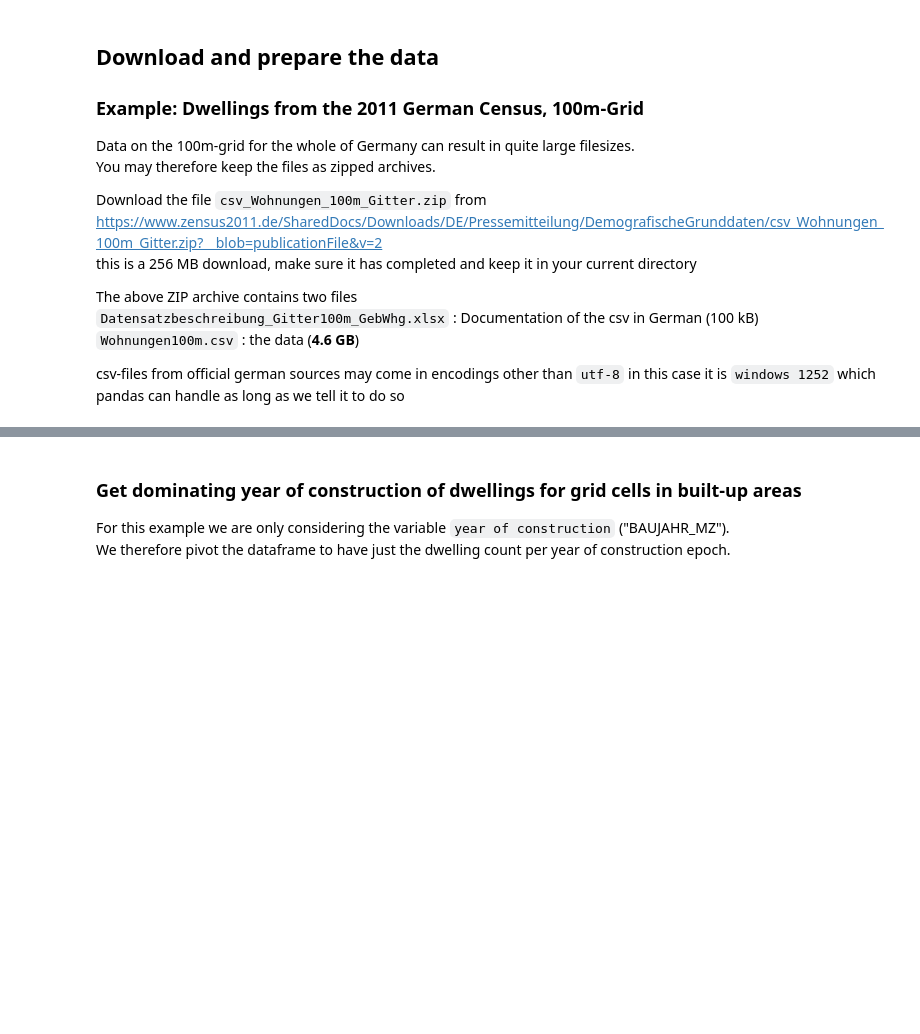
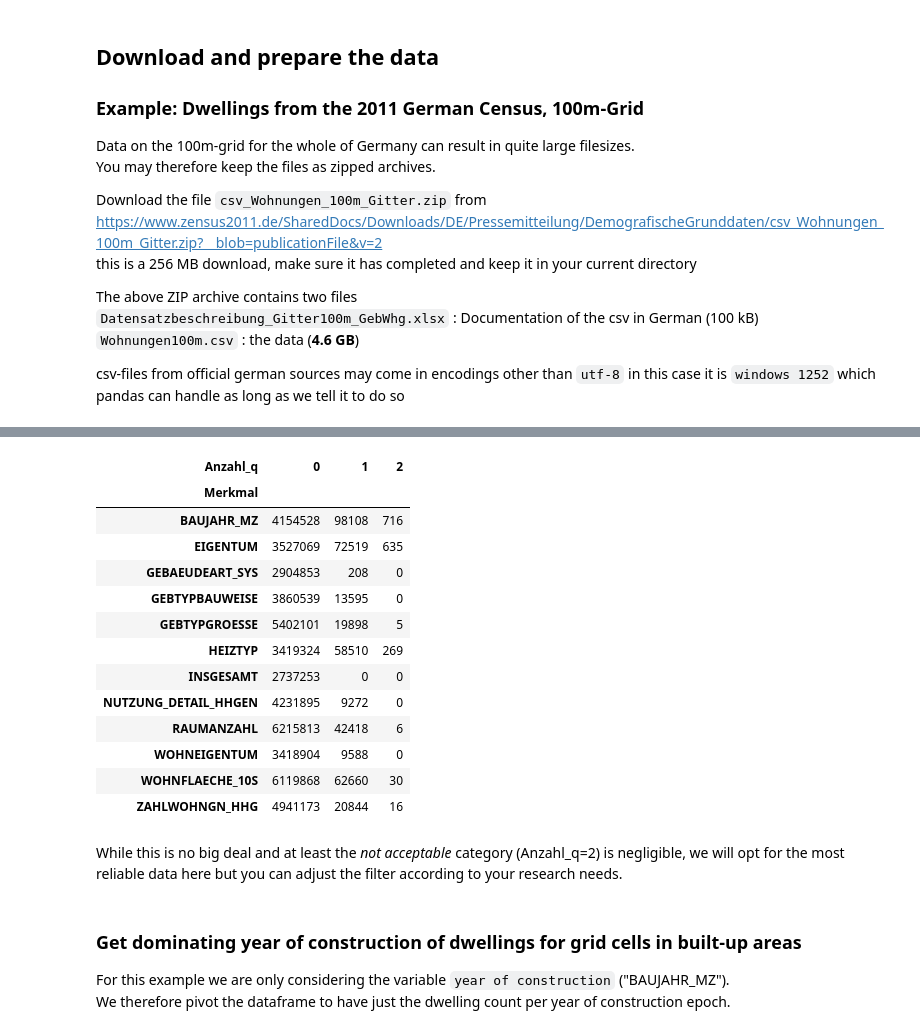
Before and after one commit to wahlatlas/grid_data, a Jupyter notebook: gridded_data_tutorial.ipynb, the cells around one changed output, grey strips where cells are left out. Drawn from its saved outputs; the diff is of its cells as text; code cells hidden in the pictures; blank space fills up the shorter version.

```diff
--- a/gridded_data_tutorial.ipynb
+++ b/gridded_data_tutorial.ipynb
@@ -65,3 +65,22 @@ For this example we will opt for the most reliable data only
+# %%
+pd.crosstab(csv_df_dict_from_zip['Wohnungen100m.csv']["Merkmal"], csv_df_dict_from_zip['Wohnungen100m.csv']["Anzahl_q"])
+# %% [output]
+| Anzahl_q | 0 | 1 | 2 |
+| Merkmal |  |  |  |
+| BAUJAHR_MZ | 4154528 | 98108 | 716 |
+| EIGENTUM | 3527069 | 72519 | 635 |
+| GEBAEUDEART_SYS | 2904853 | 208 | 0 |
+| GEBTYPBAUWEISE | 3860539 | 13595 | 0 |
+| GEBTYPGROESSE | 5402101 | 19898 | 5 |
+| HEIZTYP | 3419324 | 58510 | 269 |
+| INSGESAMT | 2737253 | 0 | 0 |
+| NUTZUNG_DETAIL_HHGEN | 4231895 | 9272 | 0 |
+| RAUMANZAHL | 6215813 | 42418 | 6 |
+| WOHNEIGENTUM | 3418904 | 9588 | 0 |
+| WOHNFLAECHE_10S | 6119868 | 62660 | 30 |
+| ZAHLWOHNGN_HHG | 4941173 | 20844 | 16 |
+# %% [markdown]
+While this is no big deal and at least the *not acceptable* category (Anzahl_q=2) is negligible, we will opt for the most reliable data here but you can adjust the filter according to your research needs.
 # %%
 dwellings100m = csv_df_dict_from_zip['Wohnungen100m.csv'][csv_df_dict_from_zip['Wohnungen100m.csv']["Anzahl_q"]==0]
 # %% [markdown]
```
Also changed, not shown: parts of 4 cells of this notebook.
